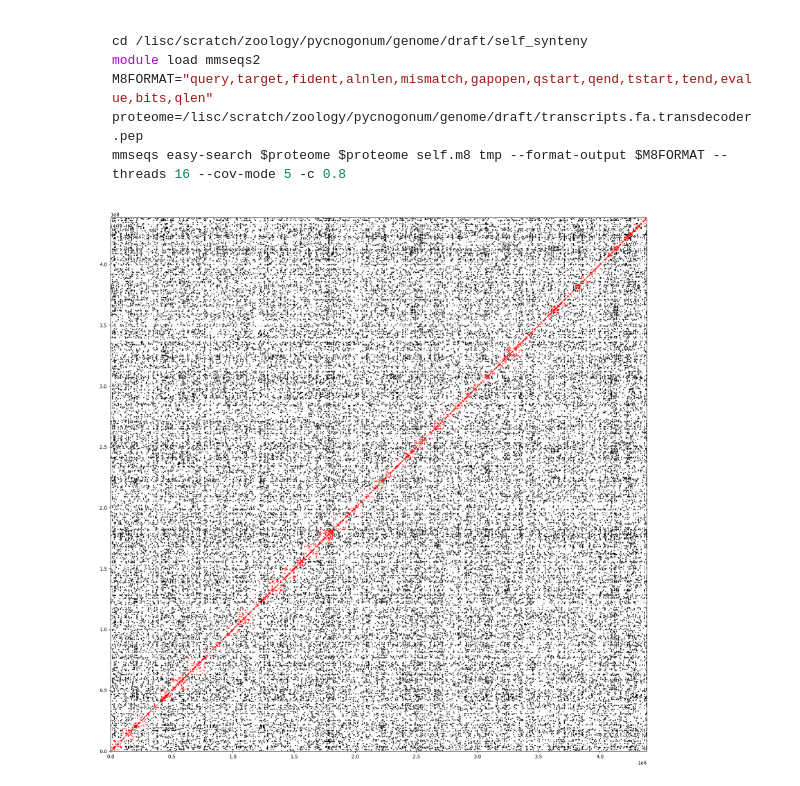
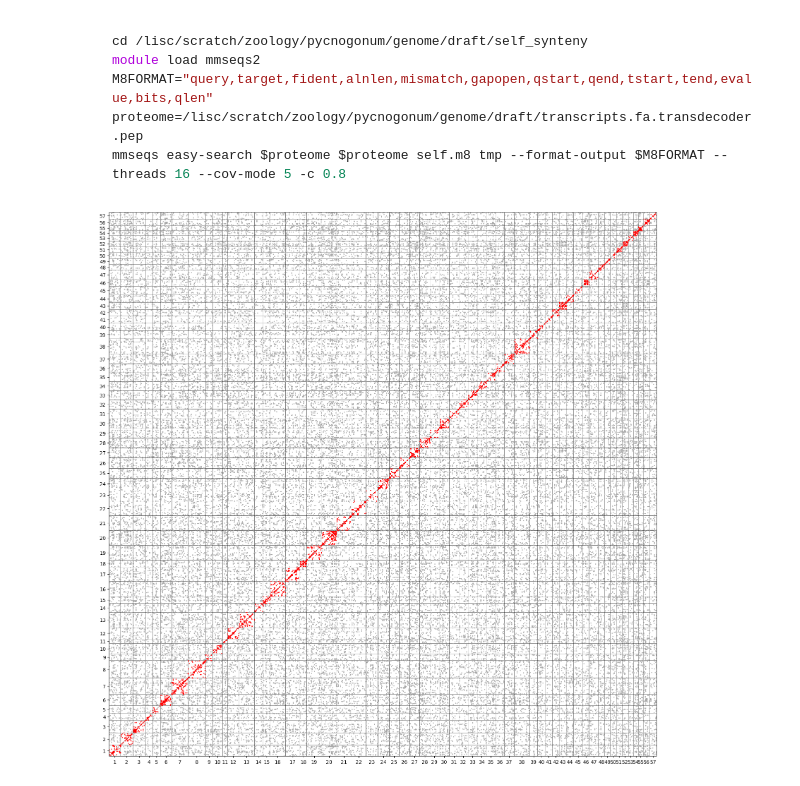
Before and after one commit to galicae/plit-genome, a Jupyter notebook: 07-analysis/self_sunteny.ipynb, the cells around one changed output. Drawn from its saved outputs; the diff is of its cells as text; code cells hidden in the pictures.

Commit message:
changed plotting colors

```diff
--- a/07-analysis/self_sunteny.ipynb
+++ b/07-analysis/self_sunteny.ipynb
@@ -109,7 +109,7 @@ def add_point(row, gff, offsets, ax):
     if chrom_from == chrom_to:
         col = 'red'
     else:
-        col = 'black'
+        col = 'darkgray'
 
     # get the middle of each gene
     start_from = gff['start'].loc[gene_from]
@@ -135,21 +135,21 @@ total_length = sum([x for x in chromosomes.values()])
 # %%
 fig, ax = plt.subplots(figsize=(20, 20))
 
 ax.set_xlim(0, total_length)
 ax.set_ylim(0, total_length)
-# ax.set_xticks([offsets[x]+chromosomes[x]/2 for x in chromosomes.keys()])
-# ax.set_xticklabels([x.split('_')[1] for x in chromosomes.keys()])
+ax.set_xticks([offsets[x]+chromosomes[x]/2 for x in chromosomes.keys()])
+ax.set_xticklabels([x.split('_')[1] for x in chromosomes.keys()])
 
-# ax.set_yticks([offsets[x]+chromosomes[x]/2 for x in chromosomes.keys()])
-# ax.set_yticklabels([x.split('_')[1] for x in chromosomes.keys()])
+ax.set_yticks([offsets[x]+chromosomes[x]/2 for x in chromosomes.keys()])
+ax.set_yticklabels([x.split('_')[1] for x in chromosomes.keys()])
 
 ax.plot([0, total_length], [0, total_length], color='black', linestyle='-', linewidth=0.4)
 
+for _, offset in offsets.items():
+    ax.axvline(offset, color='black', linewidth=0.4)
+    ax.axhline(offset, color='black', linewidth=0.4)
+
 for _, hit in best.iterrows():
     add_point(hit, gff, offsets, ax)
-
-for _, offset in offsets.items():
-    ax.axvline(offset, color='gray', alpha=0.4, linewidth=0.4)
-    ax.axhline(offset, color='gray', alpha=0.4, linewidth=0.4)
 # %% [output]
-[figure, old version]
+[figure, new version]
```
